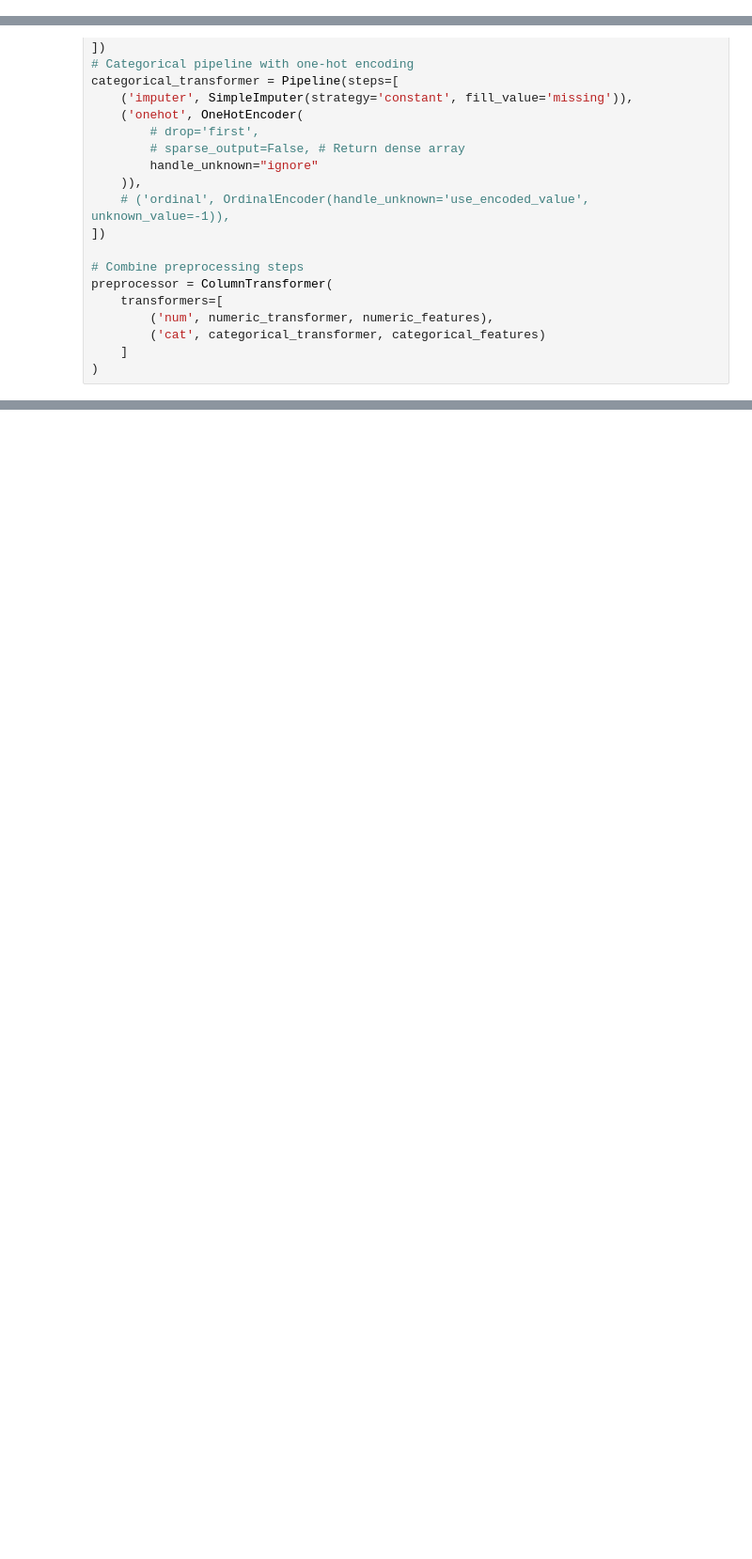
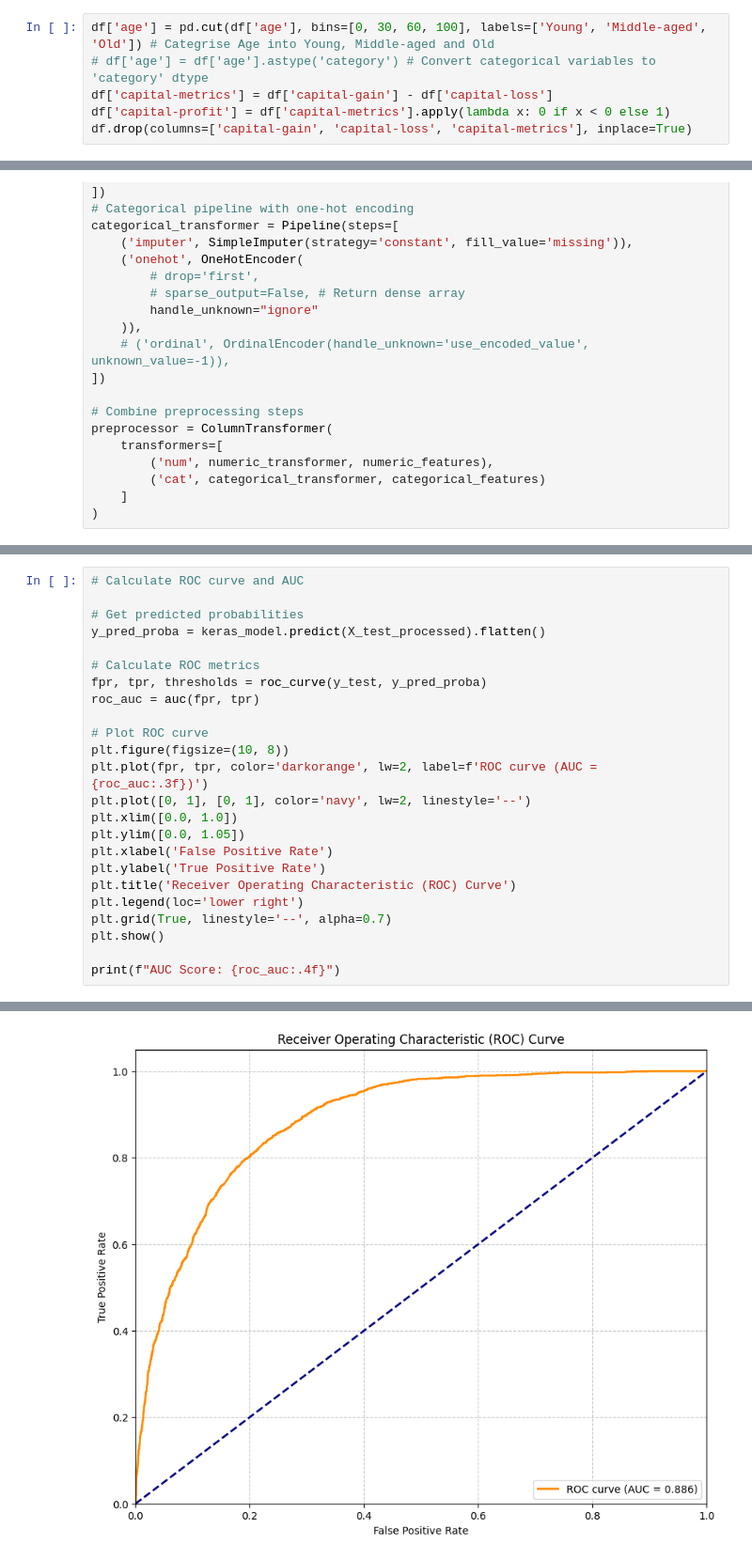
Before and after one commit to jcp-tech/Seneca_Class_Notes, a Jupyter notebook: Semester 1/AIG100 - Machine Learing/Project 3/Project 3 - AIG100 - Jonathan Chacko.ipynb, the cells around one changed output, grey strips where cells are left out. Shown: that part at 94% size. Saved outputs shown, nothing was run; the diff lists cells and outputs as text; blank space fills up the shorter version.

```diff
--- a/Semester 1/AIG100 - Machine Learing/Project 3/Project 3 - AIG100 - Jonathan Chacko.ipynb
+++ b/Semester 1/AIG100 - Machine Learing/Project 3/Project 3 - AIG100 - Jonathan Chacko.ipynb
@@ -162,0 +165,6 @@ memory usage: 5.5+ MB
+# %%
+df['age'] = pd.cut(df['age'], bins=[0, 30, 60, 100], labels=['Young', 'Middle-aged', 'Old']) # Categrise Age into Young, Middle-aged and Old
+# df['age'] = df['age'].astype('category') # Convert categorical variables to 'category' dtype
+df['capital-metrics'] = df['capital-gain'] - df['capital-loss']
+df['capital-profit'] = df['capital-metrics'].apply(lambda x: 0 if x < 0 else 1)
+df.drop(columns=['capital-gain', 'capital-loss', 'capital-metrics'], inplace=True)
@@ -380,0 +631,25 @@ The dataset has class imbalance (~75% <=50K, ~25% >50K). This is important to co
+# %%
+# Calculate ROC curve and AUC
+
+# Get predicted probabilities
+y_pred_proba = keras_model.predict(X_test_processed).flatten()
+
+# Calculate ROC metrics
+fpr, tpr, thresholds = roc_curve(y_test, y_pred_proba)
+roc_auc = auc(fpr, tpr)
+
+# Plot ROC curve
+plt.figure(figsize=(10, 8))
+plt.plot(fpr, tpr, color='darkorange', lw=2, label=f'ROC curve (AUC = {roc_auc:.3f})')
+plt.plot([0, 1], [0, 1], color='navy', lw=2, linestyle='--')
+plt.xlim([0.0, 1.0])
+plt.ylim([0.0, 1.05])
+plt.xlabel('False Positive Rate')
+plt.ylabel('True Positive Rate')
+plt.title('Receiver Operating Characteristic (ROC) Curve')
+plt.legend(loc='lower right')
+plt.grid(True, linestyle='--', alpha=0.7)
+plt.show()
+
+print(f"AUC Score: {roc_auc:.4f}")
+# %% [output]
@@ -380,0 +658 @@ The dataset has class imbalance (~75% <=50K, ~25% >50K). This is important to co
+[figure, added]
```
Also changed, not shown: parts of 54 cells of this notebook, 1 other file.
